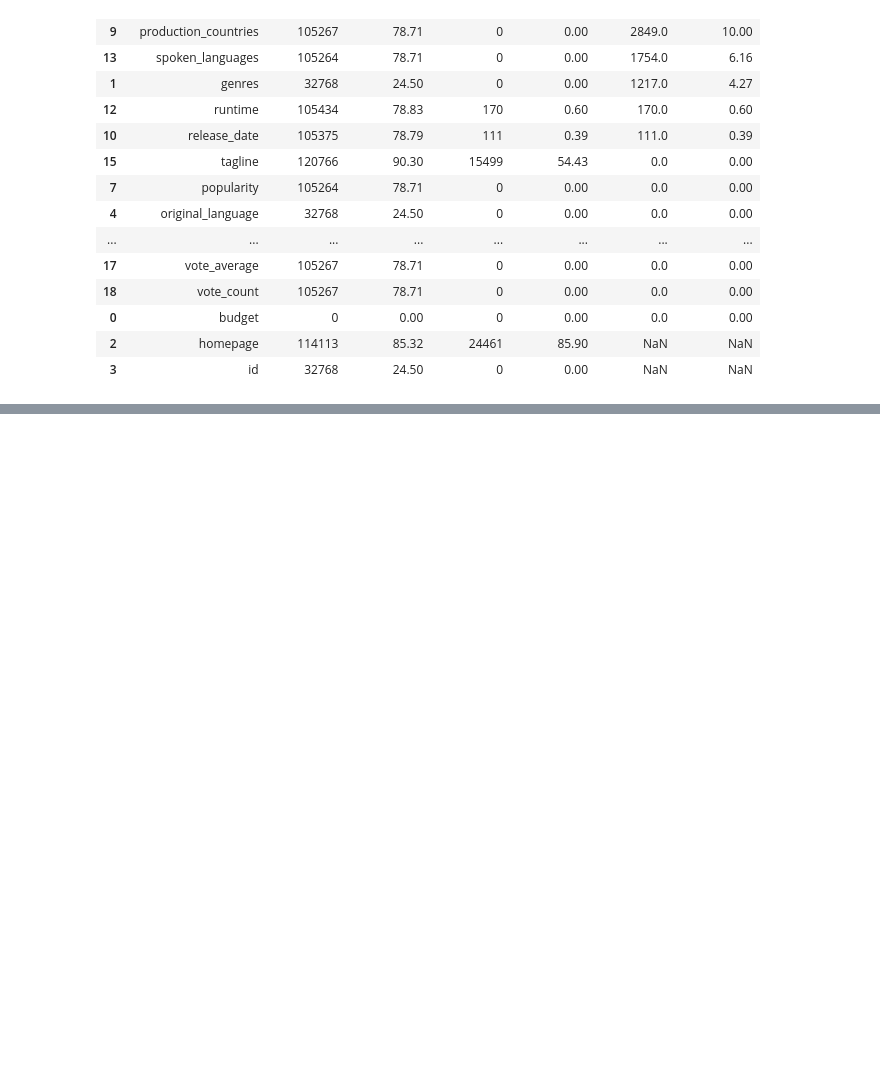
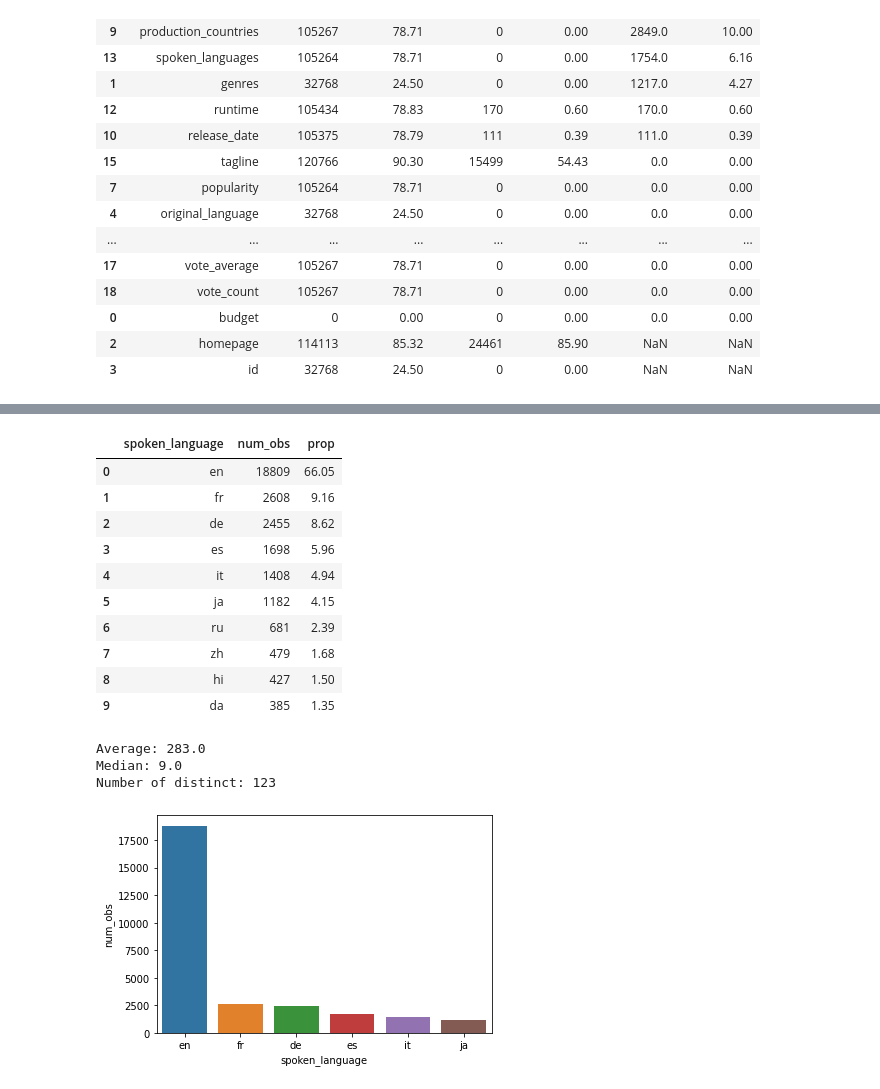
Before and after one commit to ChristopherDaigle/movie_ds_model, a Jupyter notebook: movie_data_analysis.ipynb, the cells around one changed output, grey strips where cells are left out. Cells and saved outputs as stored; diff of their text form; code cells hidden in the pictures; blank space fills up the shorter version.

```diff
--- a/movie_data_analysis.ipynb
+++ b/movie_data_analysis.ipynb
@@ -249,0 +314,26 @@ df['keywords'][133743]
+# %%
+unique_sp_lang_info = pd.DataFrame.from_dict(unique_sp_lang, orient='index', columns=['num_obs']).sort_values('num_obs', ascending=False)
+unique_sp_lang_info['prop'] = round(unique_sp_lang_info['num_obs'] / df.shape[0], 4) * 100
+unique_sp_lang_info = unique_sp_lang_info.reset_index().rename(columns={'index': 'spoken_language'})
+display(unique_sp_lang_info.head(10))
+sns.barplot(x=unique_sp_lang_info['spoken_language'].head(6), y=unique_sp_lang_info['num_obs'].head(6));
+print("Average: {:,}".format(round(np.mean(unique_sp_lang_info['num_obs']))))
+print("Median: {:,}".format(round(np.median(unique_sp_lang_info['num_obs']))))
+print("Number of distinct: {:,}".format(unique_sp_lang_info.shape[0]))
+top_ten_sp_lang = list(unique_sp_lang_info['spoken_language'].head(10))
+# %% [output]
+|  | spoken_language | num_obs | prop |
+| 0 | en | 18809 | 66.05 |
+| 1 | fr | 2608 | 9.16 |
+| 2 | de | 2455 | 8.62 |
+| 3 | es | 1698 | 5.96 |
+| 4 | it | 1408 | 4.94 |
+| 5 | ja | 1182 | 4.15 |
+| 6 | ru | 681 | 2.39 |
+| 7 | zh | 479 | 1.68 |
+| 8 | hi | 427 | 1.50 |
+| 9 | da | 385 | 1.35 |
+Average: 283.0
+Median: 9.0
+Number of distinct: 123
+[figure, added]
```
Also changed, not shown: parts of 12 cells of this notebook.
